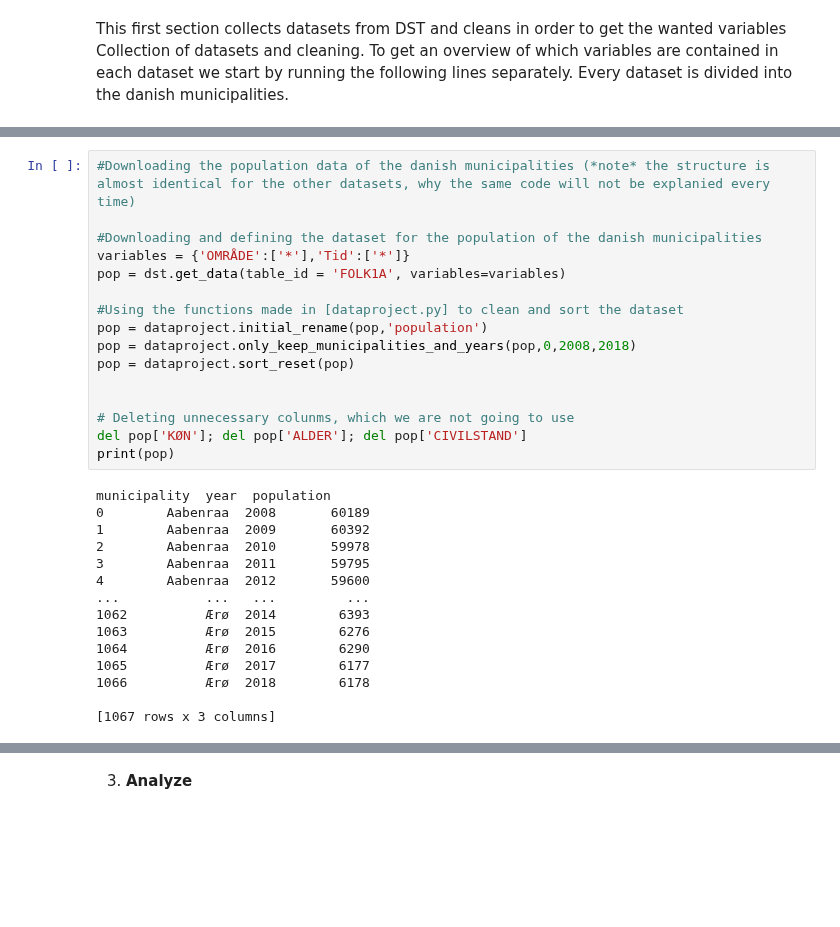
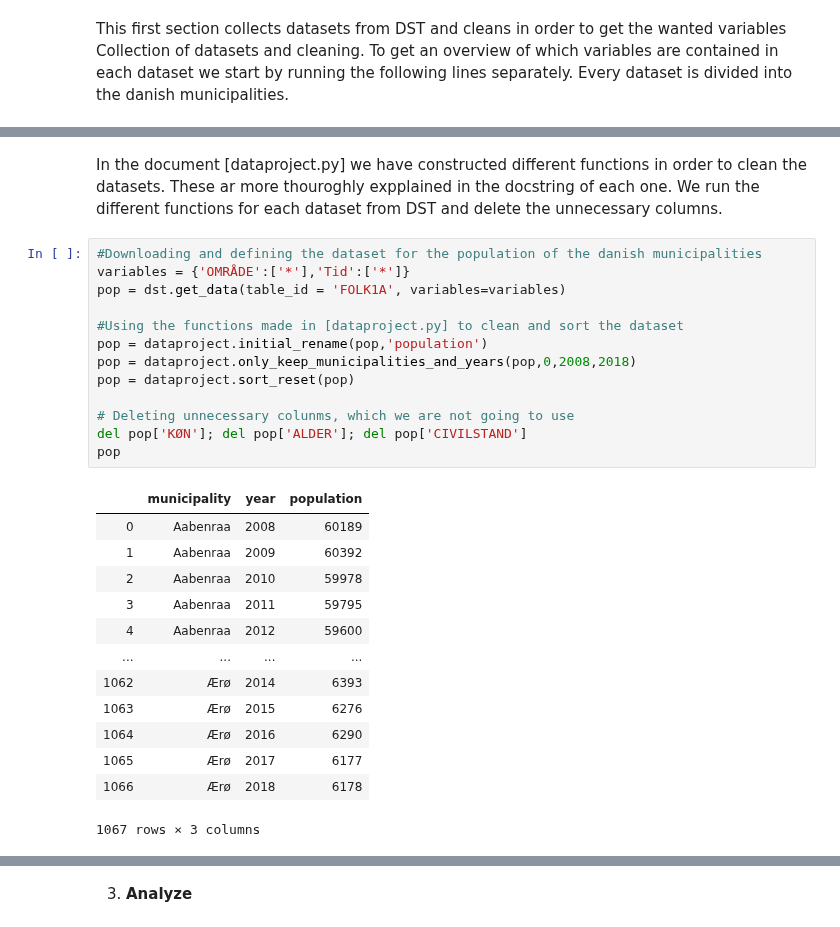
Before and after one commit to Rapyki/projects-2020-slangerne, a Jupyter notebook: dataproject/dataproject.ipynb, the cells around one changed output, grey strips where cells are left out. Drawn from its saved outputs; the diff is of its cells as text; blank space fills up the shorter version.

```diff
--- a/dataproject/dataproject.ipynb
+++ b/dataproject/dataproject.ipynb
@@ -57,36 +59,34 @@ dst.get_variables(table_id='INDKP107')
 | 3 | UDDNIV | level of education | False | False | NaN | [{'id': '10', 'text': '10 BASIC S... |
 | 4 | INDKOMSTTYPE | type of income | False | False | NaN | [{'id': '100', 'text': '1 Disposa... |
 | 5 | Tid | time | False | True | NaN | [{'id': '2004', 'text': '2004'}, ... |
+# %% [markdown]
+In the document [dataproject.py] we have constructed different functions in order to clean the datasets. These ar more thouroghly expplained in the docstring of each one. We run the different functions for each dataset from DST and delete the unnecessary columns.
 # %%
-#Downloading the population data of the danish municipalities (*note* the structure is almost identical for the other datasets, why the same code will not be explanied every time)
-
 #Downloading and defining the dataset for the population of the danish municipalities
 variables = {'OMRÅDE':['*'],'Tid':['*']}
 pop = dst.get_data(table_id = 'FOLK1A', variables=variables)
 
 #Using the functions made in [dataproject.py] to clean and sort the dataset
 pop = dataproject.initial_rename(pop,'population')
 pop = dataproject.only_keep_municipalities_and_years(pop,0,2008,2018)
 pop = dataproject.sort_reset(pop)
 
-
 # Deleting unnecessary colunms, which we are not going to use
 del pop['KØN']; del pop['ALDER']; del pop['CIVILSTAND']
-print(pop)
+pop
 # %% [output]
+|  | municipality | year | population |
+| 0 | Aabenraa | 2008 | 60189 |
+| 1 | Aabenraa | 2009 | 60392 |
+| 2 | Aabenraa | 2010 | 59978 |
+| 3 | Aabenraa | 2011 | 59795 |
+| 4 | Aabenraa | 2012 | 59600 |
+| ... | ... | ... | ... |
+| 1062 | Ærø | 2014 | 6393 |
+| 1063 | Ærø | 2015 | 6276 |
+| 1064 | Ærø | 2016 | 6290 |
+| 1065 | Ærø | 2017 | 6177 |
+| 1066 | Ærø | 2018 | 6178 |
-municipality  year  population
-0        Aabenraa  2008       60189
-1        Aabenraa  2009       60392
-2        Aabenraa  2010       59978
-3        Aabenraa  2011       59795
-4        Aabenraa  2012       59600
-...           ...   ...         ...
-1062          Ærø  2014        6393
-1063          Ærø  2015        6276
-1064          Ærø  2016        6290
-1065          Ærø  2017        6177
-1066          Ærø  2018        6178
-
-[1067 rows x 3 columns]
+1067 rows × 3 columns
 # %%
 #Downloading the employment data of the danish municipalities
```
Also changed, not shown: parts of 18 cells of this notebook, 1 other file.
